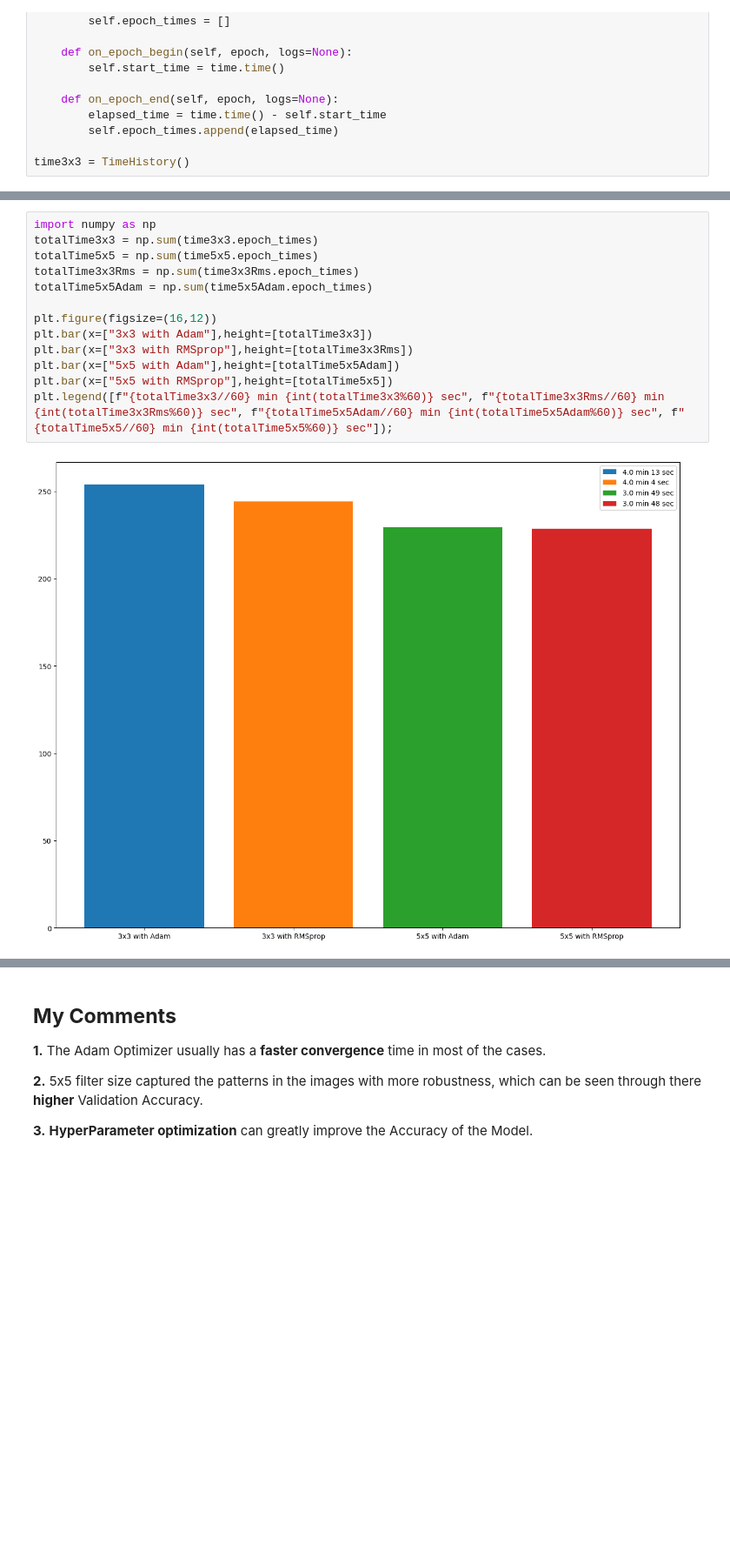
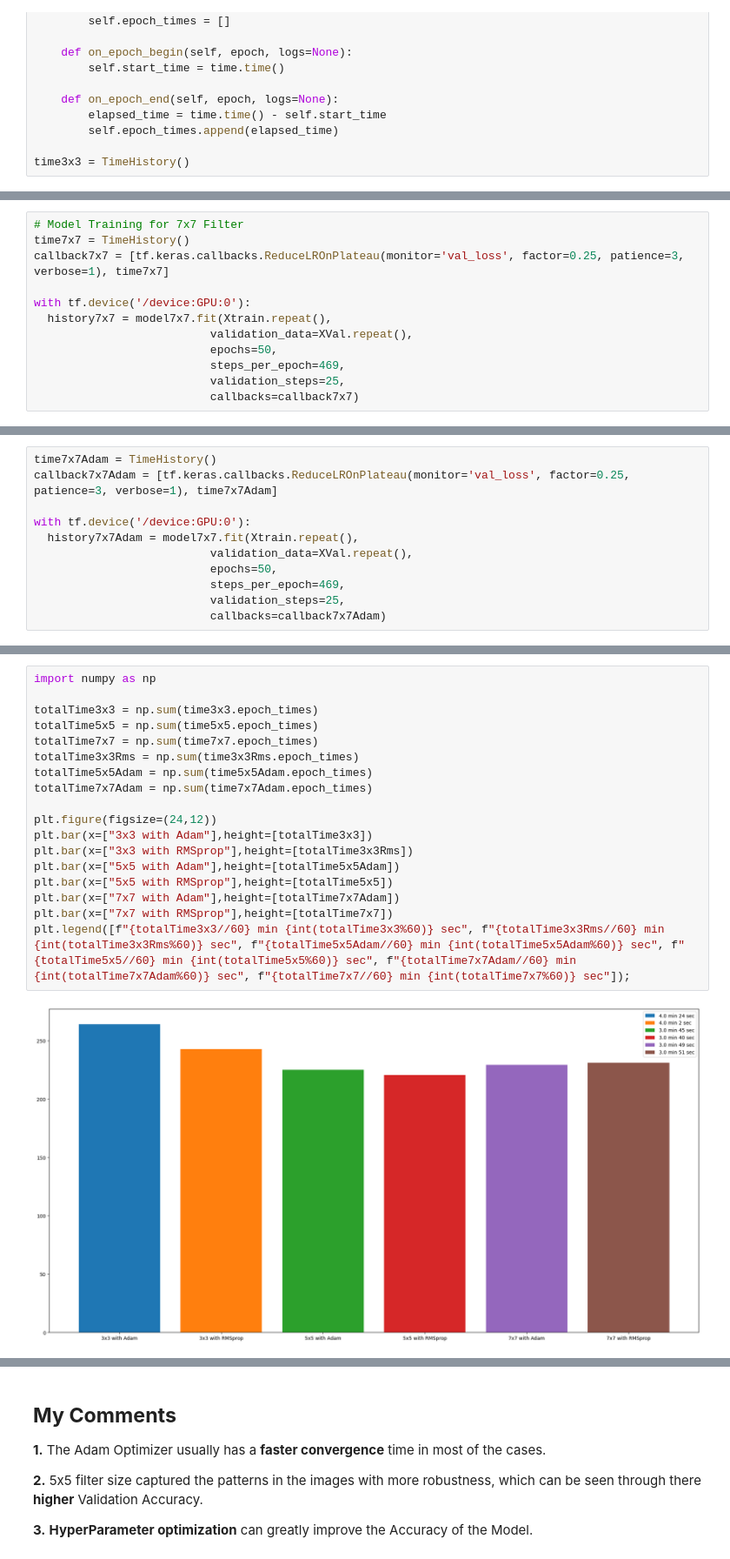
Before and after one commit to pungaliadarshil/23UADS4111-Darshil_Pungalia-NNLAB-2025, a Jupyter notebook: Exp-5.ipynb, the cells around one changed output, grey strips where cells are left out. Shown: that part at 87% size. Cells and saved outputs as stored; diff of their text form; blank space fills up the shorter version.

```diff
--- a/Exp-5.ipynb
+++ b/Exp-5.ipynb
@@ -170,0 +249,12 @@ with tf.device('/device:GPU:0'):
+# %%
+# Model Training for 7x7 Filter
+time7x7 = TimeHistory()
+callback7x7 = [tf.keras.callbacks.ReduceLROnPlateau(monitor='val_loss', factor=0.25, patience=3, verbose=1), time7x7]
+
+with tf.device('/device:GPU:0'):
+  history7x7 = model7x7.fit(Xtrain.repeat(),
+                          validation_data=XVal.repeat(),
+                          epochs=50,
+                          steps_per_epoch=469,
+                          validation_steps=25,
+                          callbacks=callback7x7)
@@ -200,0 +349,11 @@ with tf.device('/device:GPU:0'):
+# %%
+time7x7Adam = TimeHistory()
+callback7x7Adam = [tf.keras.callbacks.ReduceLROnPlateau(monitor='val_loss', factor=0.25, patience=3, verbose=1), time7x7Adam]
+
+with tf.device('/device:GPU:0'):
+  history7x7Adam = model7x7.fit(Xtrain.repeat(),
+                          validation_data=XVal.repeat(),
+                          epochs=50,
+                          steps_per_epoch=469,
+                          validation_steps=25,
+                          callbacks=callback7x7Adam)
@@ -274,18 +475,23 @@ plt.show()
 # %%
 import numpy as np
+
 totalTime3x3 = np.sum(time3x3.epoch_times)
 totalTime5x5 = np.sum(time5x5.epoch_times)
+totalTime7x7 = np.sum(time7x7.epoch_times)
 totalTime3x3Rms = np.sum(time3x3Rms.epoch_times)
 totalTime5x5Adam = np.sum(time5x5Adam.epoch_times)
+totalTime7x7Adam = np.sum(time7x7Adam.epoch_times)
 
-plt.figure(figsize=(16,12))
+plt.figure(figsize=(24,12))
 plt.bar(x=["3x3 with Adam"],height=[totalTime3x3])
 plt.bar(x=["3x3 with RMSprop"],height=[totalTime3x3Rms])
 plt.bar(x=["5x5 with Adam"],height=[totalTime5x5Adam])
 plt.bar(x=["5x5 with RMSprop"],height=[totalTime5x5])
-plt.legend([f"{totalTime3x3//60} min {int(totalTime3x3%60)} sec", f"{totalTime3x3Rms//60} min {int(totalTime3x3Rms%60)} sec", f"{totalTime5x5Adam//60} min {int(totalTime5x5Adam%60)} sec", f"{totalTime5x5//60} min {int(totalTime5x5%60)} sec"]);
+plt.bar(x=["7x7 with Adam"],height=[totalTime7x7Adam])
+plt.bar(x=["7x7 with RMSprop"],height=[totalTime7x7])
+plt.legend([f"{totalTime3x3//60} min {int(totalTime3x3%60)} sec", f"{totalTime3x3Rms//60} min {int(totalTime3x3Rms%60)} sec", f"{totalTime5x5Adam//60} min {int(totalTime5x5Adam%60)} sec", f"{totalTime5x5//60} min {int(totalTime5x5%60)} sec", f"{totalTime7x7Adam//60} min {int(totalTime7x7Adam%60)} sec", f"{totalTime7x7//60} min {int(totalTime7x7%60)} sec"]);
 # %% [output]
-[figure, old version]
+[figure, new version]
 # %%
 # Loss Comparision
 plt.figure(figsize=(15, 8))
```
Also changed, not shown: parts of 22 cells of this notebook.
